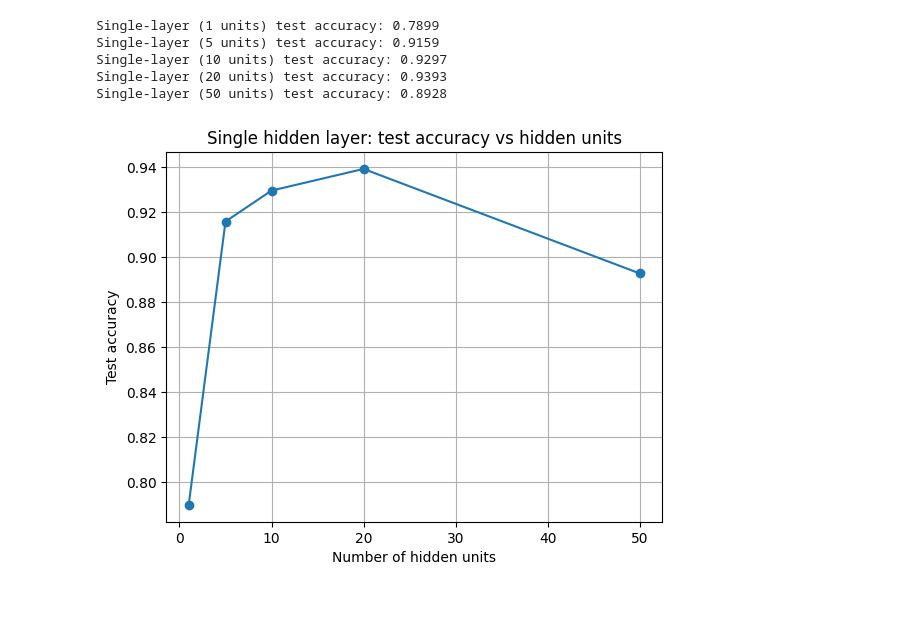
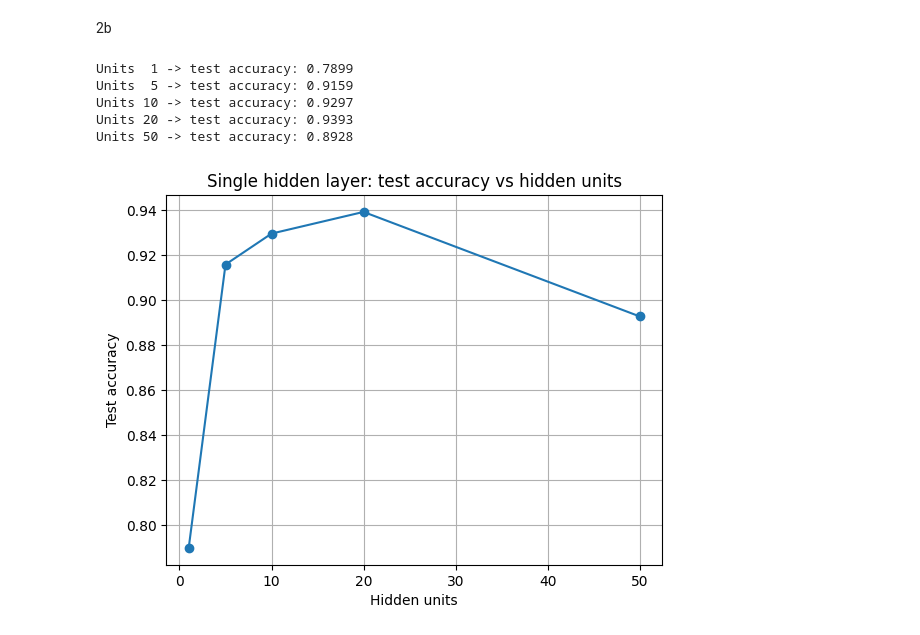
Before and after one commit to elijahojelabi/Elijah.AISC2007, a Jupyter notebook: Elijah.ipynb, the cells around one changed output. Saved outputs shown, nothing was run; the diff lists cells and outputs as text; code cells hidden in the pictures; blank space fills up the shorter version.

```diff
--- a/Elijah.ipynb
+++ b/Elijah.ipynb
@@ -159,67 +31,40 @@ Experiment complete. The summary tables have been displayed.
+# %% [markdown]
+2b
 # %%
-# Rerun experiments with faster settings to finish within time.
-# Use sklearn MLP with smaller max_iter to ensure quick completion.
-import pandas as pd, numpy as np
 from sklearn.preprocessing import StandardScaler
 from sklearn.metrics import accuracy_score
 from sklearn.neural_network import MLPClassifier
 import matplotlib.pyplot as plt
 
-train = pd.read_csv("trainData.txt")
-test = pd.read_csv("testData.txt")
-for df in (train, test):
-    if "date" in df.columns:
-        df.drop(columns=["date"], inplace=True)
-    unnamed = [c for c in df.columns if c.lower().startswith("unnamed")]
-    if unnamed:
-        df.drop(columns=unnamed, inplace=True)
-
-feature_cols = ["Temperature","Humidity","Light","CO2","HumidityRatio"]
-label_col = "Occupancy"
-X_train = train[feature_cols].values; y_train = train[label_col].values.astype(int)
-X_test = test[feature_cols].values; y_test = test[label_col].values.astype(int)
-scaler = StandardScaler()
-X_train_s = scaler.fit_transform(X_train); X_test_s = scaler.transform(X_test)
-
-def train_eval_sklearn_fast(hidden_layers, Xtr, ytr, Xte, yte, max_iter=200):
-    clf = MLPClassifier(hidden_layer_sizes=tuple(hidden_layers), activation="relu", solver="adam", max_iter=max_iter, random_state=42)
-    clf.fit(Xtr, ytr)
-    preds = clf.predict(Xte)
-    return accuracy_score(yte, preds)
+features = ["Temperature","Humidity","Light","CO2","HumidityRatio"]
+X_train = train[features].values; y_train = train["Occupancy"].values.astype(int)
+X_test  = test[features].values;  y_test  = test["Occupancy"].values.astype(int)
+scaler = StandardScaler().fit(X_train)
+X_train_s = scaler.transform(X_train); X_test_s = scaler.transform(X_test)
 
 units_list = [1,5,10,20,50]
-single_layer_results = {}
+single_results = {}
+
 for u in units_list:
-    acc = train_eval_sklearn_fast([u], X_train_s, y_train, X_test_s, y_test, max_iter=200)
-    single_layer_results[u] = acc
-    print(f"Single-layer ({u} units) test accuracy: {acc:.4f}")
+    clf = MLPClassifier(hidden_layer_sizes=(u,), max_iter=200, random_state=42)
+    clf.fit(X_train_s, y_train)
+    acc = accuracy_score(y_test, clf.predict(X_test_s))
+    single_results[u] = acc
+    print(f"Units {u:2d} -> test accuracy: {acc:.4f}")
 
-plt.figure()
-plt.plot(list(single_layer_results.keys()), list(single_layer_results.values()), marker='o')
+plt.figure(); plt.plot(list(single_results.keys()), list(single_results.values()), marker='o'); plt.grid(True)
+single_plot_path = "Layer_accuracy.png"
 plt.title("Single hidden layer: test accuracy vs hidden units")
-plt.xlabel("Number of hidden units")
+plt.xlabel("Hidden units")
 plt.ylabel("Test accuracy")
+plt.savefig(single_plot_path, bbox_inches='tight')
+
 plt.grid(True)
 plt.show()
-
-architectures = {"5-5":[5,5],"10-5":[10,5],"20-10":[20,10]}
-two_layer_results = {}
-for name, arch in architectures.items():
-    acc = train_eval_sklearn_fast(arch, X_train_s, y_train, X_test_s, y_test, max_iter=200)
-    two_layer_results[name] = acc
-    print(f"Two-layer {name} test accuracy: {acc:.4f}")
-
-summary_single = pd.DataFrame({"hidden_units": list(single_layer_results.keys()), "test_accuracy": list(single_layer_results.values())})
-summary_two = pd.DataFrame({"architecture": list(two_layer_results.keys()), "test_accuracy": list(two_layer_results.values())})
-print("Single layer results (fast):")
-print(summary_single.to_markdown(index=False))
-print("Two-layer results (fast):")
-print(summary_two.to_markdown(index=False))
-print("Done.")
 # %% [output]
-Single-layer (1 units) test accuracy: 0.7899
-Single-layer (5 units) test accuracy: 0.9159
-Single-layer (10 units) test accuracy: 0.9297
-Single-layer (20 units) test accuracy: 0.9393
-Single-layer (50 units) test accuracy: 0.8928
+Units  1 -> test accuracy: 0.7899
+Units  5 -> test accuracy: 0.9159
+Units 10 -> test accuracy: 0.9297
+Units 20 -> test accuracy: 0.9393
+Units 50 -> test accuracy: 0.8928
-[figure, old version]
+[figure, new version]
```
Also changed, not shown: parts of 18 cells of this notebook.
